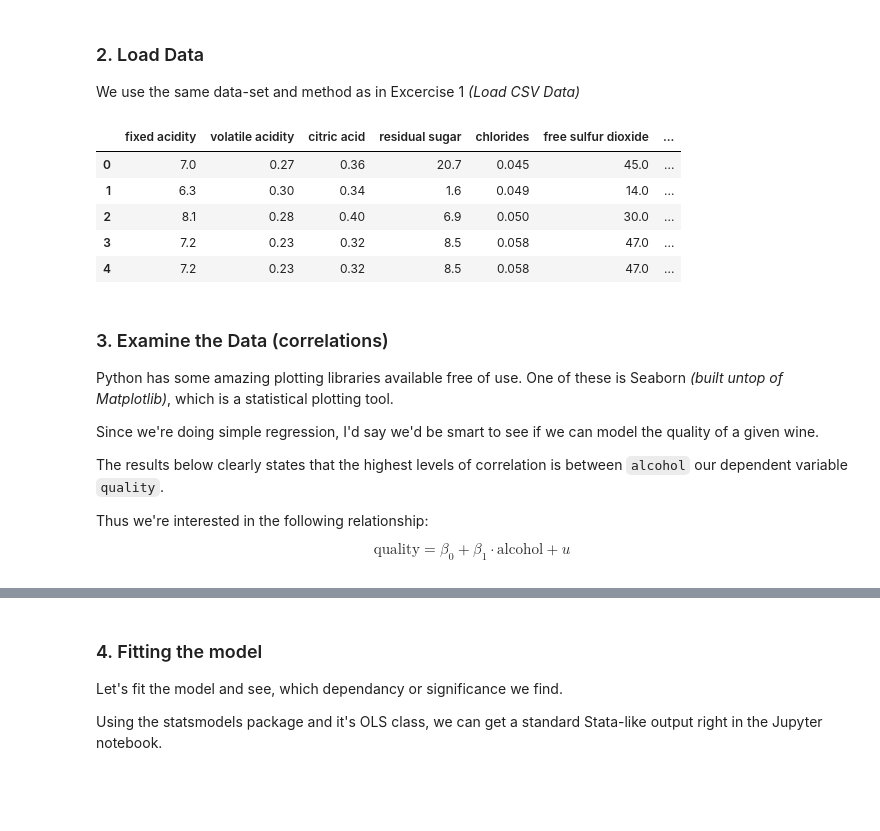
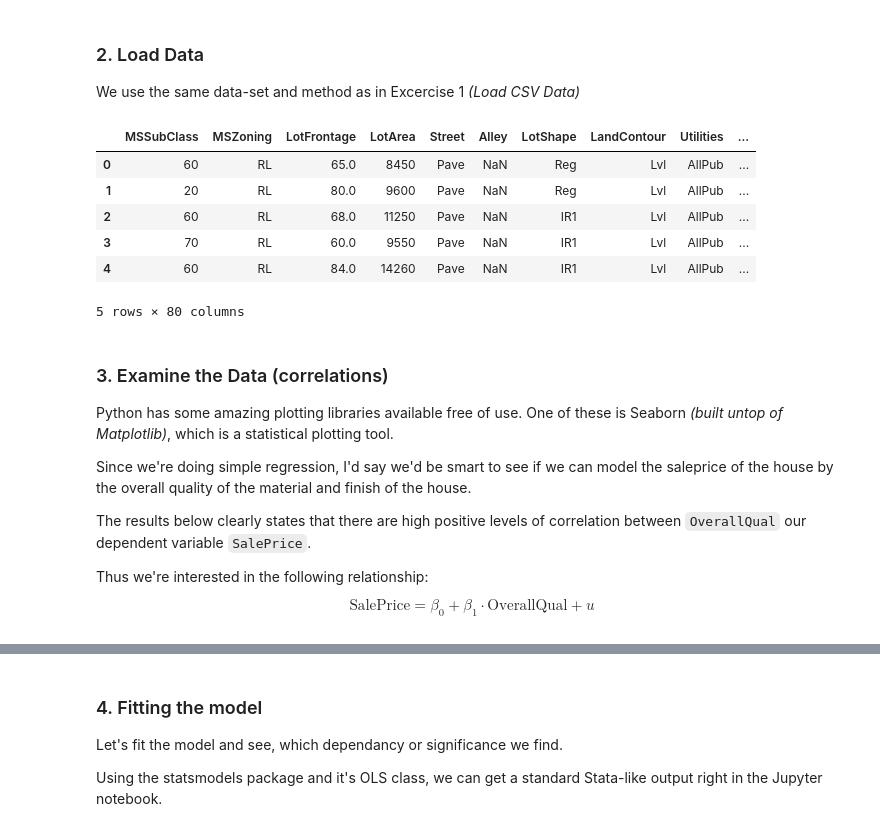
Before and after one commit to ismand95/PythonForEconomists, a Jupyter notebook: Notebooks/Econometrics/2. Simple Linear Regression.ipynb, the cells around one changed output, grey strips where cells are left out. Saved outputs shown, nothing was run; the diff lists cells and outputs as text; code cells hidden in the pictures; blank space fills up the shorter version.

```diff
--- a/Notebooks/Econometrics/2. Simple Linear Regression.ipynb
+++ b/Notebooks/Econometrics/2. Simple Linear Regression.ipynb
@@ -17,29 +17,32 @@ plt.style.use('ggplot')
 ### 2. Load Data
 
 We use the same data-set and method as in Excercise 1 _(Load CSV Data)_
-# %%
-df = pd.read_csv('https://archive.ics.uci.edu/ml/machine-learning-databases/wine-quality/winequality-white.csv', sep=';')
-
-df.head()
-# %% [output]
-|  | fixed acidity | volatile acidity | citric acid | residual sugar | chlorides | free sulfur dioxide | ... |
-| 0 | 7.0 | 0.27 | 0.36 | 20.7 | 0.045 | 45.0 | ... |
-| 1 | 6.3 | 0.30 | 0.34 | 1.6 | 0.049 | 14.0 | ... |
-| 2 | 8.1 | 0.28 | 0.40 | 6.9 | 0.050 | 30.0 | ... |
-| 3 | 7.2 | 0.23 | 0.32 | 8.5 | 0.058 | 47.0 | ... |
-| 4 | 7.2 | 0.23 | 0.32 | 8.5 | 0.058 | 47.0 | ... |
+# %%
+df = pd.read_csv('data/train.csv')
+
+df = df.drop(columns='Id')
+
+df.head()
+# %% [output]
+|  | MSSubClass | MSZoning | LotFrontage | LotArea | Street | Alley | LotShape | LandContour | Utilities | ... |
+| 0 | 60 | RL | 65.0 | 8450 | Pave | NaN | Reg | Lvl | AllPub | ... |
+| 1 | 20 | RL | 80.0 | 9600 | Pave | NaN | Reg | Lvl | AllPub | ... |
+| 2 | 60 | RL | 68.0 | 11250 | Pave | NaN | IR1 | Lvl | AllPub | ... |
+| 3 | 70 | RL | 60.0 | 9550 | Pave | NaN | IR1 | Lvl | AllPub | ... |
+| 4 | 60 | RL | 84.0 | 14260 | Pave | NaN | IR1 | Lvl | AllPub | ... |
+5 rows × 80 columns
 # %% [markdown]
 ### 3. Examine the Data (correlations)
 
 Python has some amazing plotting libraries available free of use. One of these is Seaborn _(built untop of Matplotlib)_, which is a statistical plotting tool.
 
-Since we're doing simple regression, I'd say we'd be smart to see if we can model the quality of a given wine.
+Since we're doing simple regression, I'd say we'd be smart to see if we can model the saleprice of the house by the overall quality of the material and finish of the house.
 
-The results below clearly states that the highest levels of correlation is between `alcohol` our dependent variable `quality`.
+The results below clearly states that there are high positive levels of correlation between `OverallQual` our dependent variable `SalePrice`.
 
 Thus we're interested in the following relationship:
 
-$$\text{quality}=\beta_0+\beta_1\cdot\text{alcohol}+u$$
+$$\text{SalePrice}=\beta_0+\beta_1\cdot\text{OverallQual}+u$$
 # %%
 # Creates an empty figure to place the plot in. Only needed to have adjudsted size
 plt.figure(figsize=(12,9))
```
Also changed, not shown: parts of 7 cells of this notebook, 1 other file.
